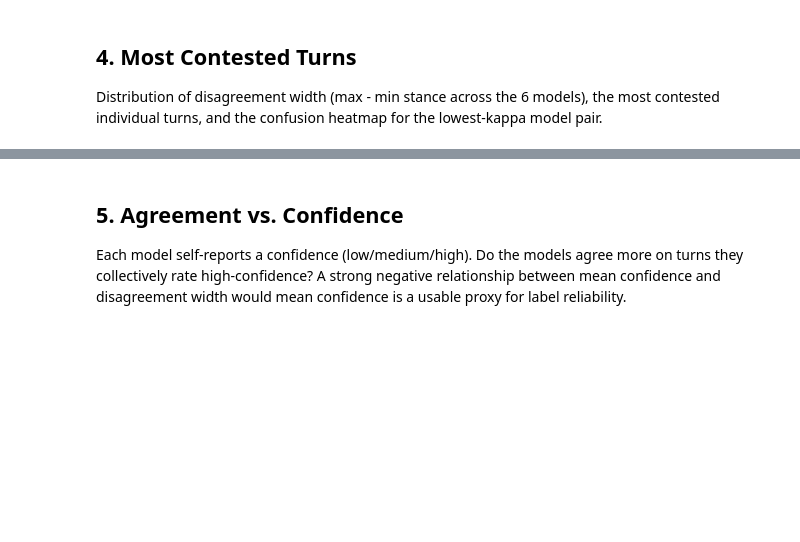
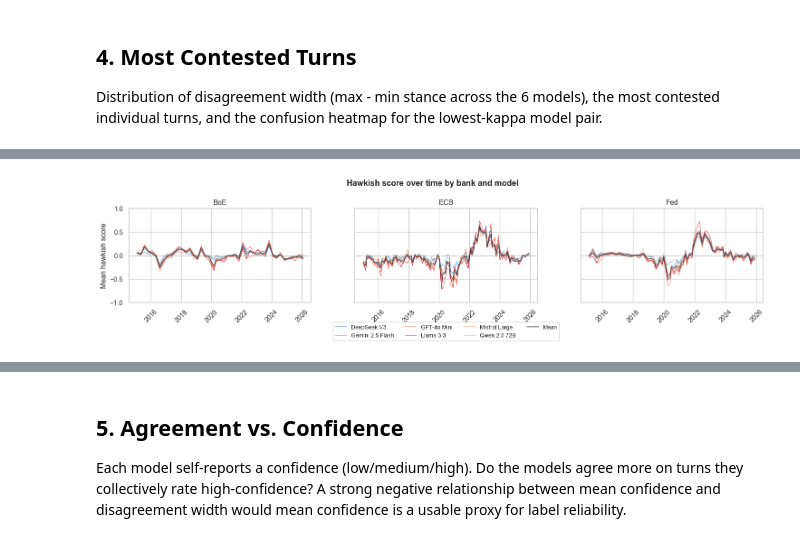
Before and after one commit to ericGutierrezM/central-bank-spillovers, a Jupyter notebook: notebooks/6.1_llm_agreement.ipynb, the cells around one changed output, grey strips where cells are left out. Cells and saved outputs as stored; diff of their text form; code cells hidden in the pictures; blank space fills up the shorter version.

```diff
--- a/notebooks/6.1_llm_agreement.ipynb
+++ b/notebooks/6.1_llm_agreement.ipynb
@@ -852,0 +922,58 @@ plt.show()
+# %%
+# Hawkish score over time by model, grouped by neutral bias
+HEAVY_NEUTRAL = ["deepseekv3", "qwen25_72b"]
+OTHERS = [m for m in MODELS if m not in HEAVY_NEUTRAL]
+
+MODEL_COLORS = {
+    "deepseekv3":      "#2166ac",
+    "qwen25_72b":      "#74add1",
+    "gemini25flash":   "#d73027",
+    "gpt-4o":          "#f46d43",
+    "llama33":         "#a50026",
+    "mistrallarge_or": "#fc8d59",
+}
+
+ts_hawk = (
+    raw.groupby(["bank", "date_dt", "model_key"])["hawk_score"]
+    .mean()
+    .reset_index()
+)
+ts_hawk["hawk_score"] = ts_hawk["hawk_score"] / 2
+
+ts_mean = (
+    raw.groupby(["bank", "date_dt"])["hawk_score"]
+    .mean()
+    .reset_index()
+    .rename(columns={"hawk_score": "mean_score"})
+)
+ts_mean["mean_score"] = ts_mean["mean_score"] / 2
+
+fig, axes = plt.subplots(1, 3, figsize=(15, 4), sharey=True)
+
+for ax, bank in zip(axes, BANKS):
+    for model in MODELS:
+        sub = ts_hawk[(ts_hawk["bank"] == bank) & (ts_hawk["model_key"] == model)].sort_values("date_dt")
+        ax.plot(sub["date_dt"], sub["hawk_score"],
+                color=MODEL_COLORS[model],
+                linewidth=0.9, alpha=0.7,
+                label=MODEL_LABELS[model])
+
+    mean_sub = ts_mean[ts_mean["bank"] == bank].sort_values("date_dt")
+    ax.plot(mean_sub["date_dt"], mean_sub["mean_score"],
+            color="black", linewidth=2.0, alpha=0.4, label="Mean", zorder=5)
+
+    ax.axhline(0, color="black", linewidth=0.6, linestyle=":", alpha=0.4)
+    ax.set_title(bank)
+    ax.set_ylim(-1, 1)
+    ax.yaxis.set_major_locator(mticker.MultipleLocator(0.5))
+    ax.xaxis.set_major_locator(mdates.YearLocator(2))
+    ax.xaxis.set_major_formatter(mdates.DateFormatter("%Y"))
+    plt.setp(ax.xaxis.get_majorticklabels(), rotation=45)
+
+axes[0].set_ylabel("Mean hawkish score")
+axes[1].legend(loc="upper center", bbox_to_anchor=(0.5, -0.18), ncol=4, fontsize=9)
+fig.suptitle("Hawkish score over time by bank and model", fontsize=13, fontweight="bold")
+plt.tight_layout()
+plt.show()
+# %% [output]
+[figure, added]
```
Also changed, not shown: parts of 16 cells of this notebook.
